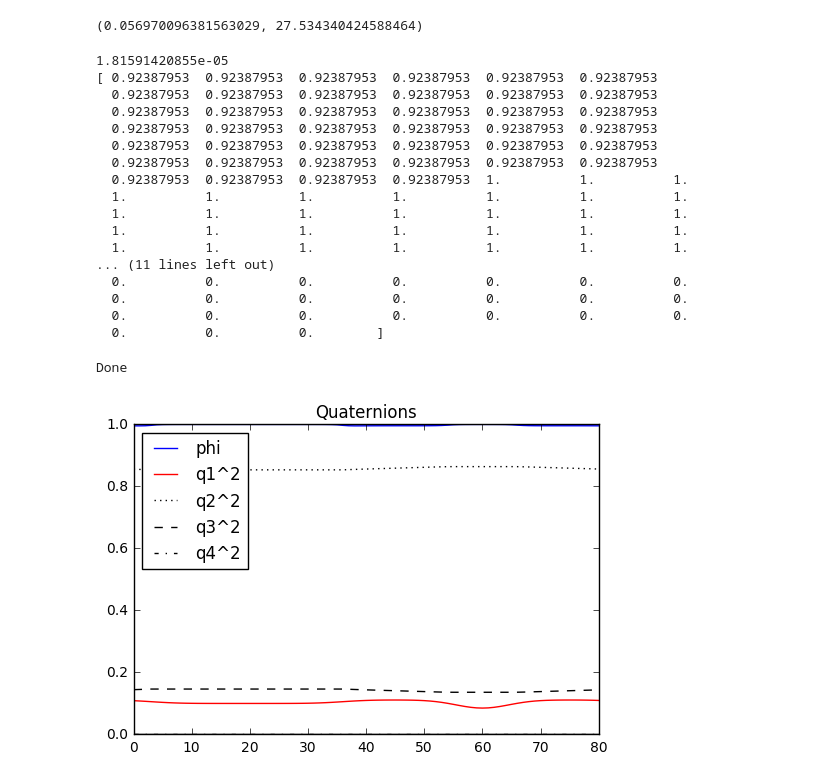
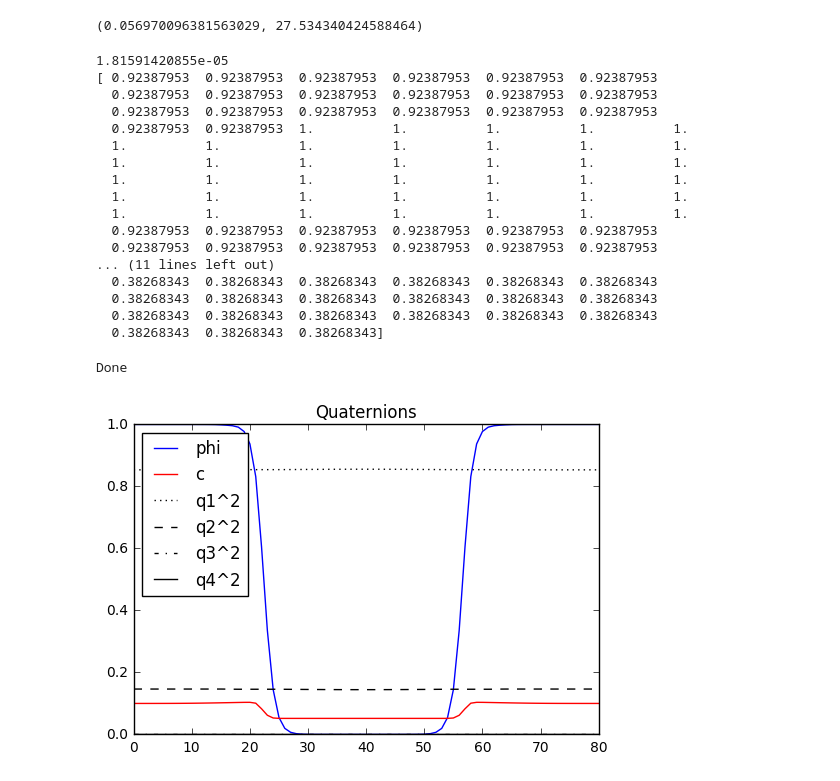
Before and after one commit to AdditiveModeling/SolidificationMicrostructure, a Jupyter notebook: DorrModel/DorrModel.ipynb, the cells around one changed output. Drawn from its saved outputs; the diff is of its cells as text; code cells hidden in the pictures.

```diff
--- a/DorrModel/DorrModel.ipynb
+++ b/DorrModel/DorrModel.ipynb
@@ -52,6 +52,10 @@ def grad2(phi, dx):
     phip = np.roll(phi, -1, 0)
     return (phip+phim-2*phi)/(dx*dx)
 
+def divagradb(a, b, dx):
+    agradb = ((a + np.roll(a, 1, 0))/2)*(np.roll(b, 1, 0) - b)/dx
+    return (agradb - np.roll(agradb, -1, 0))/dx
+
 def renormalize(q1, q2, q3, q4):
     q = np.sqrt(q1*q1+q2*q2+q3*q3+q4*q4)
     return q1/q, q2/q, q3/q, q4/q
@@ -102,10 +106,15 @@ q4 = np.zeros(res)
 q1 += 1
 c += 0.06
 #c += 0.001*np.random.rand(res, res)
-phi[0:res/2] = 1
-q1[0:res/2] = np.cos(np.pi/8)
-q2[0:res/2] = np.sin(np.pi/8)
-c[0:res/2] = 0.1
+phi[0:res/4] = 1
+q1[0:res/4] = np.cos(np.pi/8)
+q2[0:res/4] = np.sin(np.pi/8)
+c[0:res/4] = 0.1
+
+phi[3*res/4:res] = 1
+q1[3*res/4:res] = np.cos(np.pi/8)
+q2[3*res/4:res] = np.sin(np.pi/8)
+c[3*res/4:res] = 0.1
 
 print(q1)
 print(q2)
@@ -120,19 +129,19 @@ step = 0
 [ 0.92387953  0.92387953  0.92387953  0.92387953  0.92387953  0.92387953
   0.92387953  0.92387953  0.92387953  0.92387953  0.92387953  0.92387953
   0.92387953  0.92387953  0.92387953  0.92387953  0.92387953  0.92387953
-  0.92387953  0.92387953  0.92387953  0.92387953  0.92387953  0.92387953
-  0.92387953  0.92387953  0.92387953  0.92387953  0.92387953  0.92387953
-  0.92387953  0.92387953  0.92387953  0.92387953  0.92387953  0.92387953
-  0.92387953  0.92387953  0.92387953  0.92387953  1.          1.          1.
+  0.92387953  0.92387953  1.          1.          1.          1.          1.
   1.          1.          1.          1.          1.          1.          1.
   1.          1.          1.          1.          1.          1.          1.
   1.          1.          1.          1.          1.          1.          1.
   1.          1.          1.          1.          1.          1.          1.
+  1.          1.          1.          1.          1.          1.          1.
+  0.92387953  0.92387953  0.92387953  0.92387953  0.92387953  0.92387953
+  0.92387953  0.92387953  0.92387953  0.92387953  0.92387953  0.92387953
 ... (11 lines left out)
-  0.          0.          0.          0.          0.          0.          0.
-  0.          0.          0.          0.          0.          0.          0.
-  0.          0.          0.          0.          0.          0.          0.
-  0.          0.          0.        ]
+  0.38268343  0.38268343  0.38268343  0.38268343  0.38268343  0.38268343
+  0.38268343  0.38268343  0.38268343  0.38268343  0.38268343  0.38268343
+  0.38268343  0.38268343  0.38268343  0.38268343  0.38268343  0.38268343
+  0.38268343  0.38268343  0.38268343]
 # %%
 # This block runs the simulation for some number of time steps
 
@@ -140,7 +149,7 @@ step = 0
 #phi = np.zeros(res)
 #phi += 1
 
-time_steps = 10000
+time_steps = 1000
 
 # original number is the one used in Pusztai2005 and Granasy2014
 # multiplication factor is used to ensure q is stable
@@ -212,7 +221,8 @@ for i in range(time_steps):
     #change in c
     D_C = h*D_d + m*D_e
     temp = D_C*hprime*(c_e-c_d)
-    deltac = D_C*(grad2(c, dx))+(grad(D_C, dx, i)*grad(c, dx, i))+temp*(lphi)+(grad(temp, dx, i)*phix)
+    #deltac = D_C*(grad2(c, dx))+(grad(D_C, dx, i)*grad(c, dx, i))+temp*(lphi)+(grad(temp, dx, i)*phix)
+    deltac = divagradb(D_C, c, dx) + divagradb(temp, phi, dx)
     #print(deltac)
     #print(temp)
 
@@ -287,18 +297,18 @@ Done
 # %%
 # This code block prints the current graph of the interface
 
 plt.rcParams['figure.figsize'] = 6, 4
 plt.title('Quaternions')
 plt.plot(reference,phi, 'b')
 plt.plot(reference,c, 'r')
 plt.plot(reference,q1*q1,'k:')
 plt.plot(reference,q2*q2,'k--')
 plt.plot(reference,q3*q3,'k-.')
 plt.plot(reference,q4*q4,'k')
-plt.legend(['phi', 'q1^2', 'q2^2', 'q3^2', 'q4^2'], loc=2)
+plt.legend(['phi', 'c', 'q1^2', 'q2^2', 'q3^2', 'q4^2'], loc=2)
 plt.savefig('graph'+str(step)+'.png')
 # %% [output]
-[figure, old version]
+[figure, new version]
 # %%
 #This code block prints out the d(phi)/dt array, to see if the interface is stable
 
```
Also changed, not shown: parts of 1 cell of this notebook.
